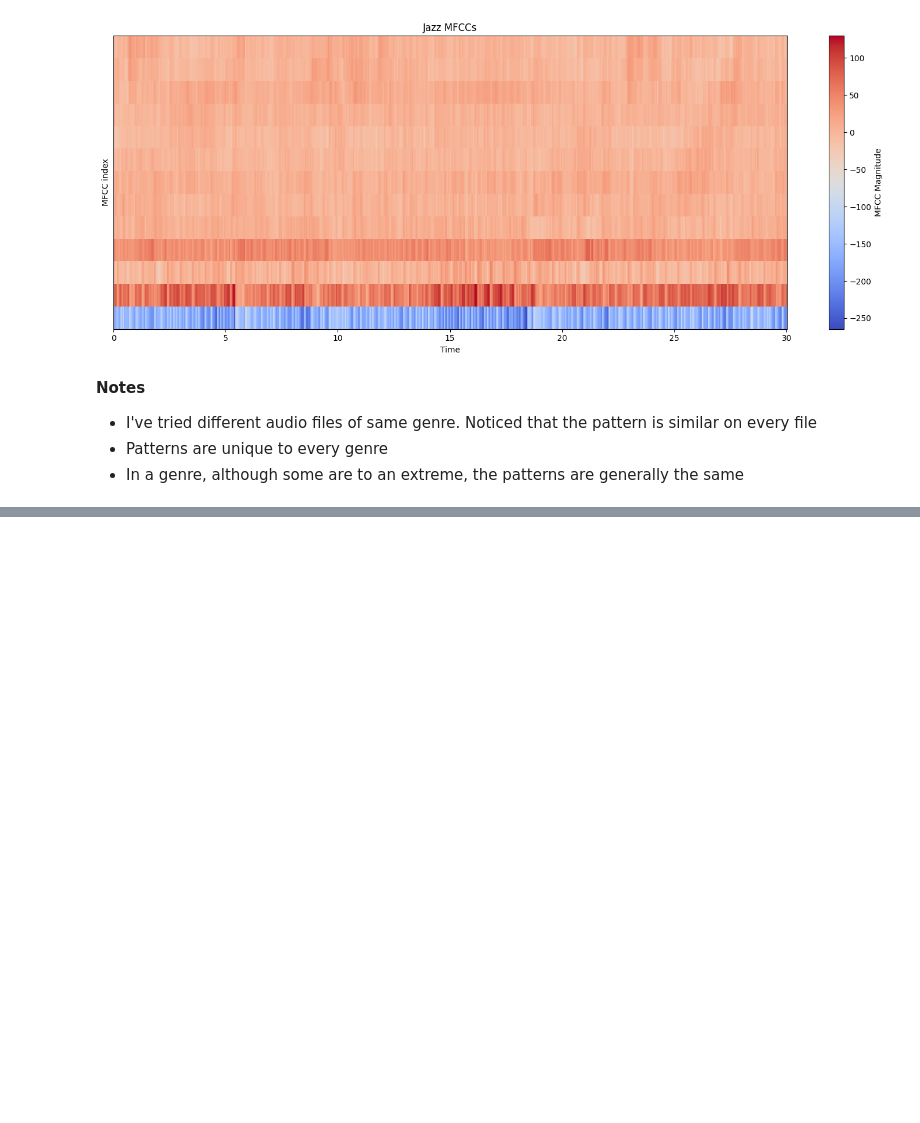
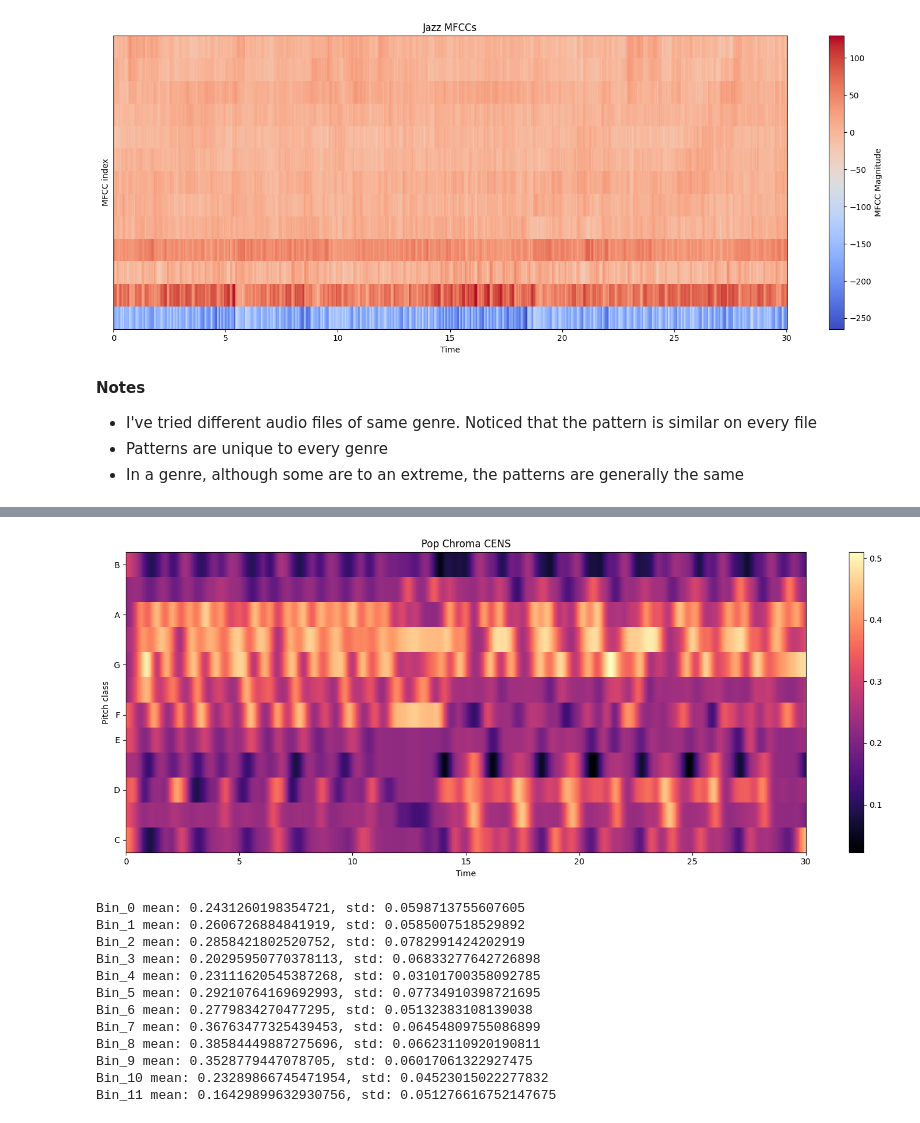
Before and after one commit to kelvin17-glitch/ML-Audio, a Jupyter notebook: audio-ml2.ipynb, the cells around one changed output, grey strips where cells are left out. Cells and saved outputs as stored; diff of their text form; code cells hidden in the pictures; blank space fills up the shorter version.

```diff
--- a/audio-ml2.ipynb
+++ b/audio-ml2.ipynb
@@ -220,0 +302,34 @@ plot_mfccs(audiopath=jazz_files[1], genre="Jazz")
+# %%
+# chroma_cens plot function
+def plot_chroma_cens(audiopath, genre):
+    # Load file
+    y, sr = librosa.load(audiopath, sr=None)
+    # Instatiate chroma_cens
+    chroma_cens = librosa.feature.chroma_cens(y=y, sr=sr)
+    # Plot
+    plt.figure(figsize=(15,6))
+    librosa.display.specshow(chroma_cens, y_axis="chroma", x_axis="time", hop_length=512)
+    plt.title(f"{genre} Chroma CENS")
+    plt.colorbar()
+    plt.tight_layout()
+    plt.show()
+    # Summary stats
+    for i, v in enumerate(chroma_cens):
+        print(f"Bin_{i} mean: {np.mean(v)}, std: {np.std(v)}")
+# %%
+# Pop chroma_cens plot
+plot_chroma_cens(pop_files[1], genre="Pop")
+# %% [output]
+[figure, added]
+Bin_0 mean: 0.2431260198354721, std: 0.0598713755607605
+Bin_1 mean: 0.2606726884841919, std: 0.0585007518529892
+Bin_2 mean: 0.2858421802520752, std: 0.0782991424202919
+Bin_3 mean: 0.20295950770378113, std: 0.06833277642726898
+Bin_4 mean: 0.23111620545387268, std: 0.03101700358092785
+Bin_5 mean: 0.29210764169692993, std: 0.07734910398721695
+Bin_6 mean: 0.2779834270477295, std: 0.05132383108139038
+Bin_7 mean: 0.36763477325439453, std: 0.06454809755086899
+Bin_8 mean: 0.38584449887275696, std: 0.06623110920190811
+Bin_9 mean: 0.3528779447078705, std: 0.06017061322927475
+Bin_10 mean: 0.23289866745471954, std: 0.04523015022277832
+Bin_11 mean: 0.16429899632930756, std: 0.051276616752147675
```
Also changed, not shown: parts of 13 cells of this notebook.
